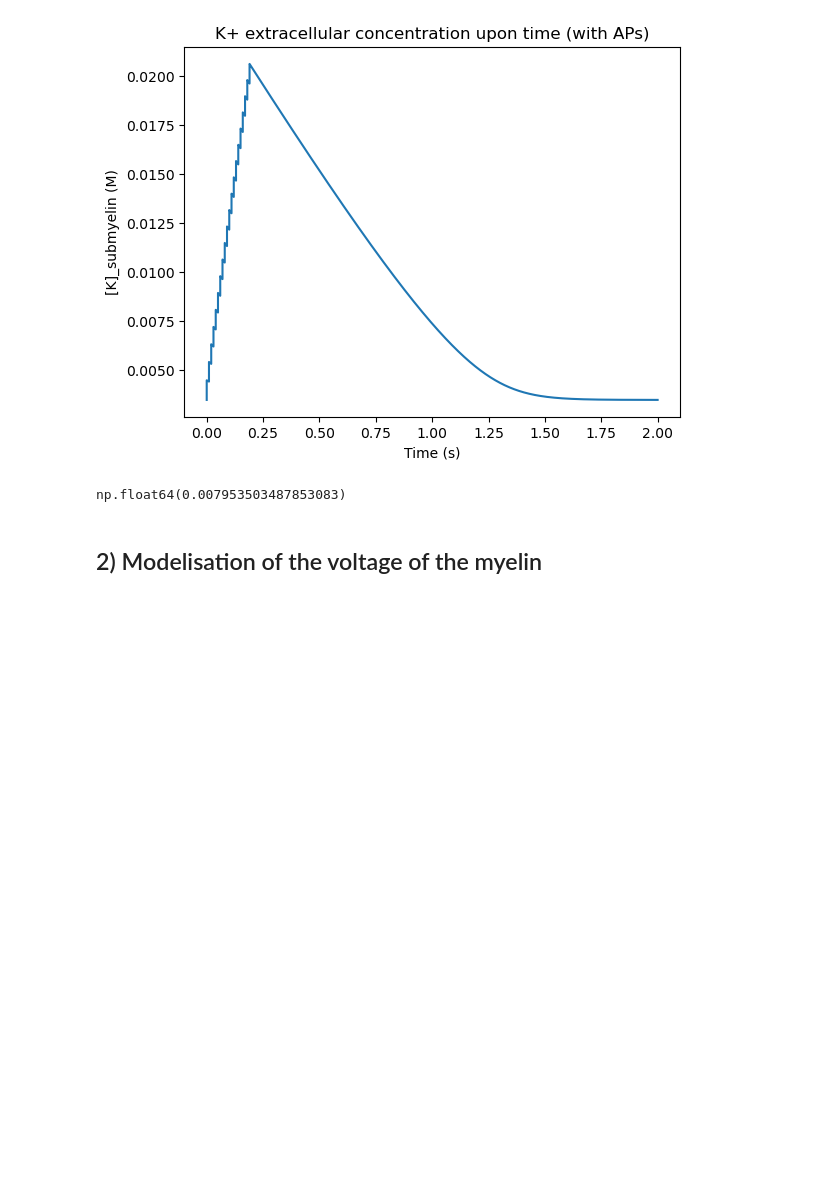
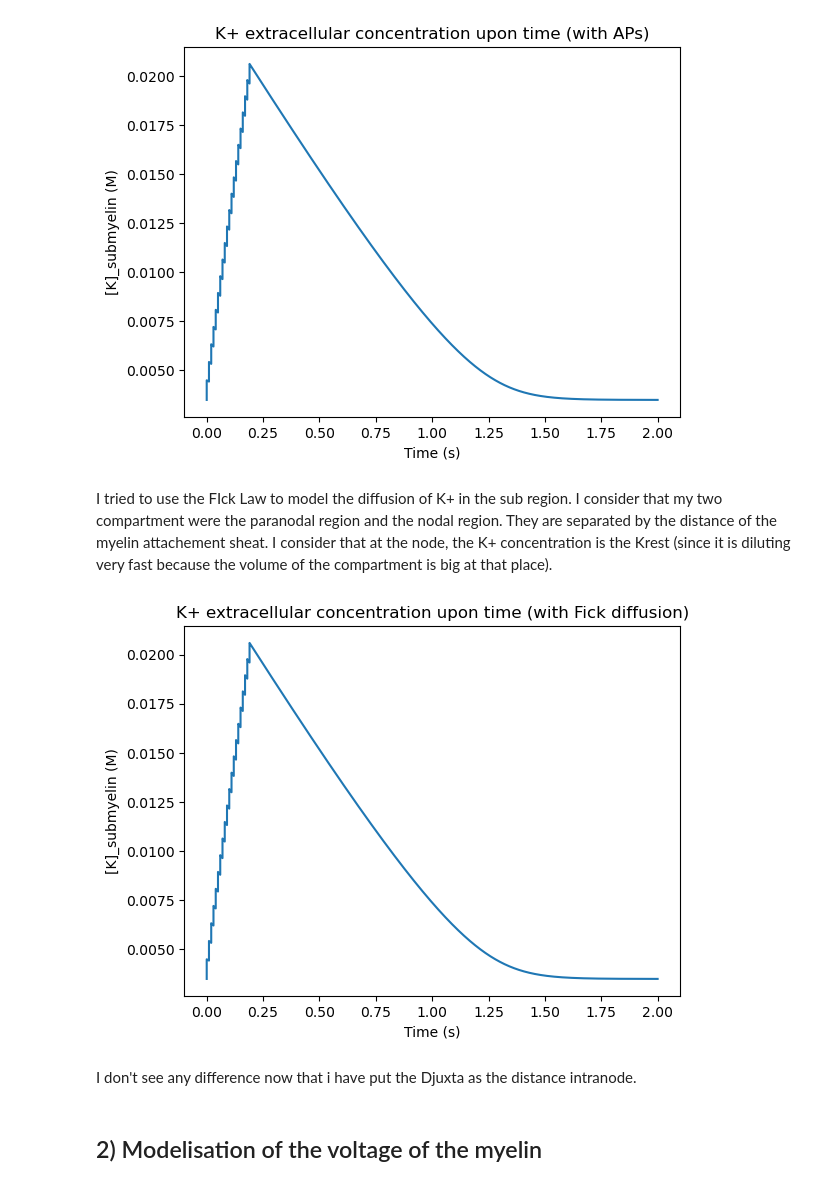
Before and after one commit to louna-schaison/TINS_Python_code, a Jupyter notebook: Test_preliminary.ipynb, the cells around one changed output. Cells and saved outputs as stored; diff of their text form; code cells hidden in the pictures; blank space fills up the shorter version.

```diff
--- a/Test_preliminary.ipynb
+++ b/Test_preliminary.ipynb
@@ -61,7 +66,5 @@ mpl.title("K+ extracellular concentration upon time (with APs)")
 mpl.show()
 # %% [output]
 [figure]
-# %%
-K[50000]
-# %% [output]
-np.float64(0.007953503487853083)
+# %% [markdown]
+I tried to use the FIck Law to model the diffusion of K+ in the sub region. I consider that my two compartment were the paranodal region and the nodal region. They are separated by the distance of the myelin attachement sheat. I consider that at the node, the K+ concentration is the Krest (since it is diluting very fast because the volume of the compartment is big at that place).
@@ -68,3 +80,13 @@ np.float64(0.007953503487853083)
+# %%
+mpl.plot(times, Kfick)
+mpl.xlabel("Time (s)")
+mpl.ylabel("[K]_submyelin (M)")
+mpl.title("K+ extracellular concentration upon time (with Fick diffusion)")
+mpl.show()
+# %% [output]
+[figure, added]
+# %% [markdown]
+I don't see any difference now that i have put the Djuxta as the distance intranode.
 # %% [markdown]
 ## 2) Modelisation of the voltage of the myelin
 # %% [markdown]
```
Also changed, not shown: parts of 63 cells of this notebook.
